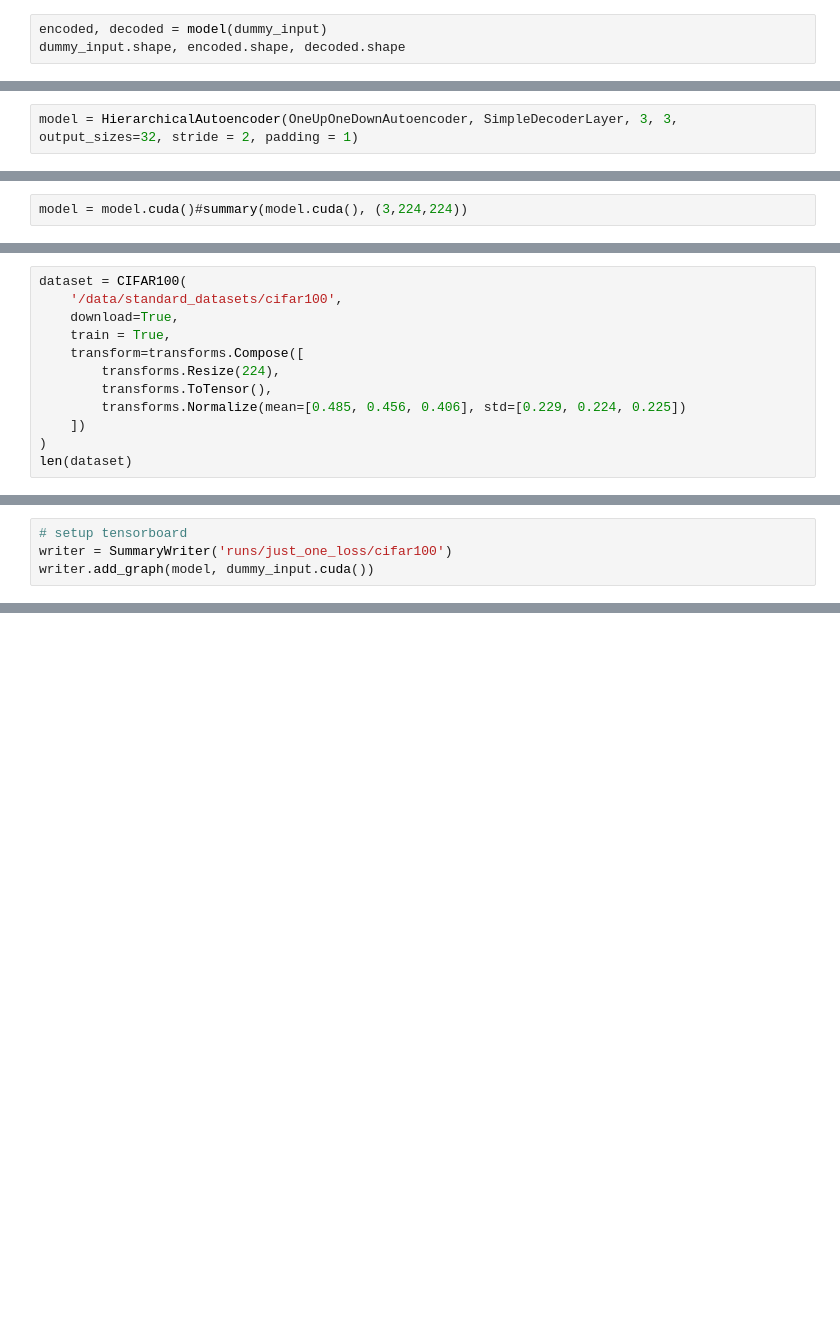
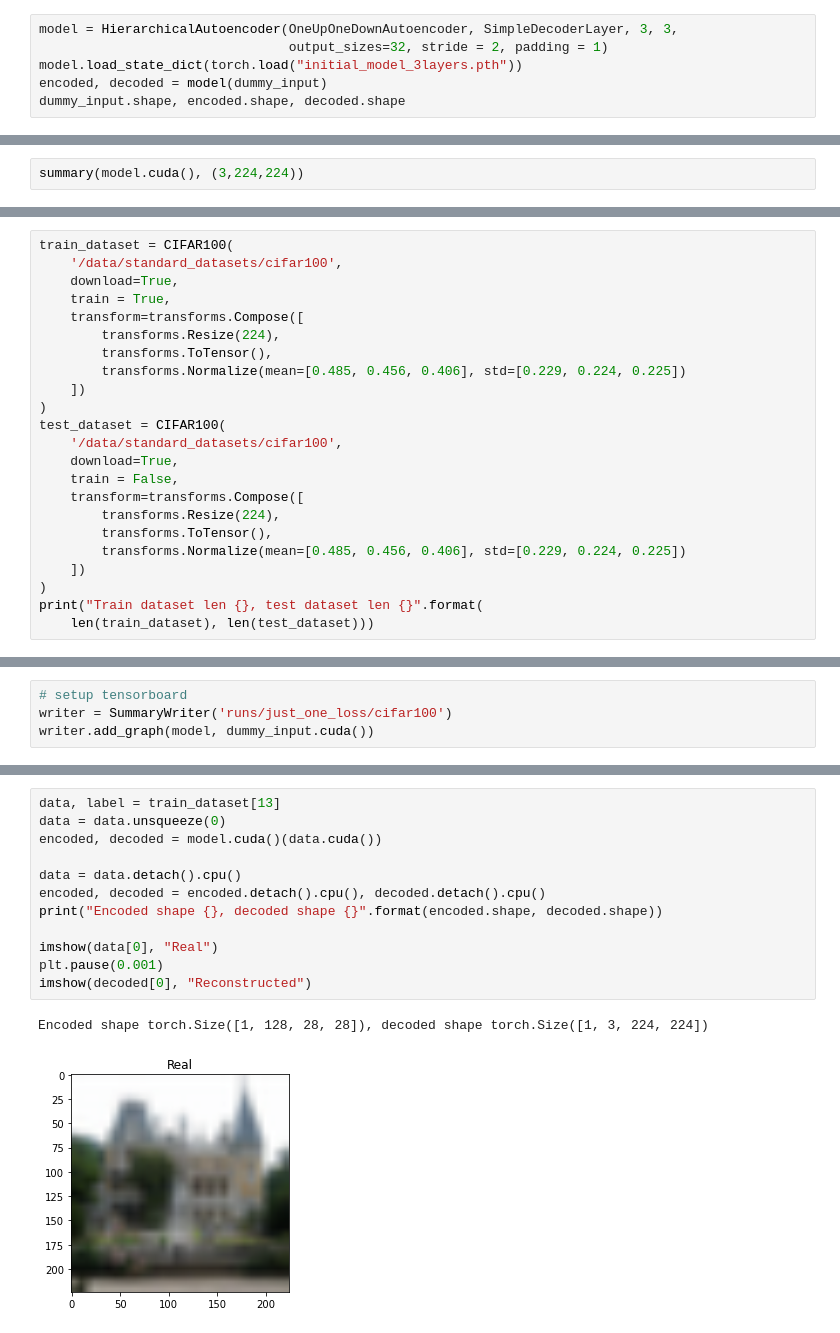
Before and after one commit to Pikus16/HierarchicalRepresnetation, a Jupyter notebook: HierarchicalAutoencoderExample.ipynb, the cells around one changed output, grey strips where cells are left out. Saved outputs shown, nothing was run; the diff lists cells and outputs as text; blank space fills up the shorter version.

Commit message:
Added initial train scripts and removal of extractor functionality

```diff
--- a/HierarchicalAutoencoderExample.ipynb
+++ b/HierarchicalAutoencoderExample.ipynb
@@ -129,4 +35,7 @@ model = OneUpOneDownAutoencoder(3, 16, padding = 1, stride = 2)
 # %%
+model = HierarchicalAutoencoder(OneUpOneDownAutoencoder, SimpleDecoderLayer, 3, 3,
+                                output_sizes=32, stride = 2, padding = 1)
+model.load_state_dict(torch.load("initial_model_3layers.pth"))
 encoded, decoded = model(dummy_input)
 dummy_input.shape, encoded.shape, decoded.shape
 # %% [output]
@@ -135,3 +44 @@ dummy_input.shape, encoded.shape, decoded.shape
  torch.Size([4, 3, 224, 224]))
-# %%
-model = HierarchicalAutoencoder(OneUpOneDownAutoencoder, SimpleDecoderLayer, 3, 3, output_sizes=32, stride = 2, padding = 1)
@@ -145,2 +45,2 @@ dummy_input.shape, encoded.shape, decoded.shape
 # %%
-model = model.cuda()#summary(model.cuda(), (3,224,224))
+summary(model.cuda(), (3,224,224))
@@ -151,5 +65,5 @@ learning_rate = 1e-3
 # %%
-dataset = CIFAR100(
+train_dataset = CIFAR100(
     '/data/standard_datasets/cifar100',
     download=True,
     train = True,
@@ -159,6 +73,17 @@ dataset = CIFAR100(
         transforms.Normalize(mean=[0.485, 0.456, 0.406], std=[0.229, 0.224, 0.225])
     ])
 )
-len(dataset)
+test_dataset = CIFAR100(
+    '/data/standard_datasets/cifar100',
+    download=True,
+    train = False,
+    transform=transforms.Compose([
+        transforms.Resize(224),
+        transforms.ToTensor(),
+        transforms.Normalize(mean=[0.485, 0.456, 0.406], std=[0.229, 0.224, 0.225])
+    ])
+)
+print("Train dataset len {}, test dataset len {}".format(
+    len(train_dataset), len(test_dataset)))
 # %% [output]
 Files already downloaded and verified
@@ -201,0 +149,15 @@ KeyboardInterrupt:
+# %%
+data, label = train_dataset[13]
+data = data.unsqueeze(0)
+encoded, decoded = model.cuda()(data.cuda())
+
+data = data.detach().cpu()
+encoded, decoded = encoded.detach().cpu(), decoded.detach().cpu()
+print("Encoded shape {}, decoded shape {}".format(encoded.shape, decoded.shape))
+
+imshow(data[0], "Real")
+plt.pause(0.001)
+imshow(decoded[0], "Reconstructed")
+# %% [output]
+Encoded shape torch.Size([1, 128, 28, 28]), decoded shape torch.Size([1, 3, 224, 224])
+[figure, added]
```
Also changed, not shown: parts of 20 cells of this notebook, 2 other files.
